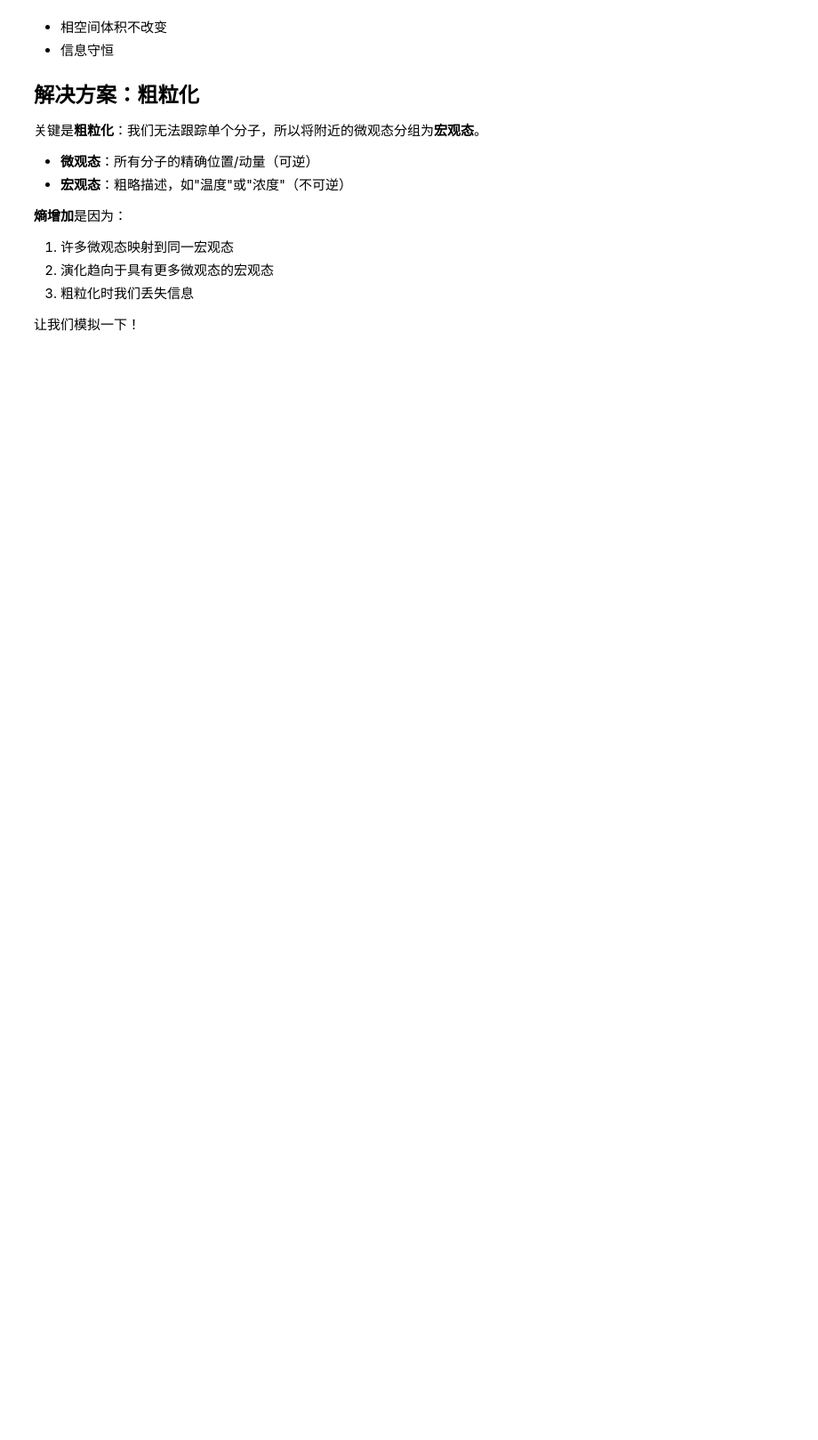
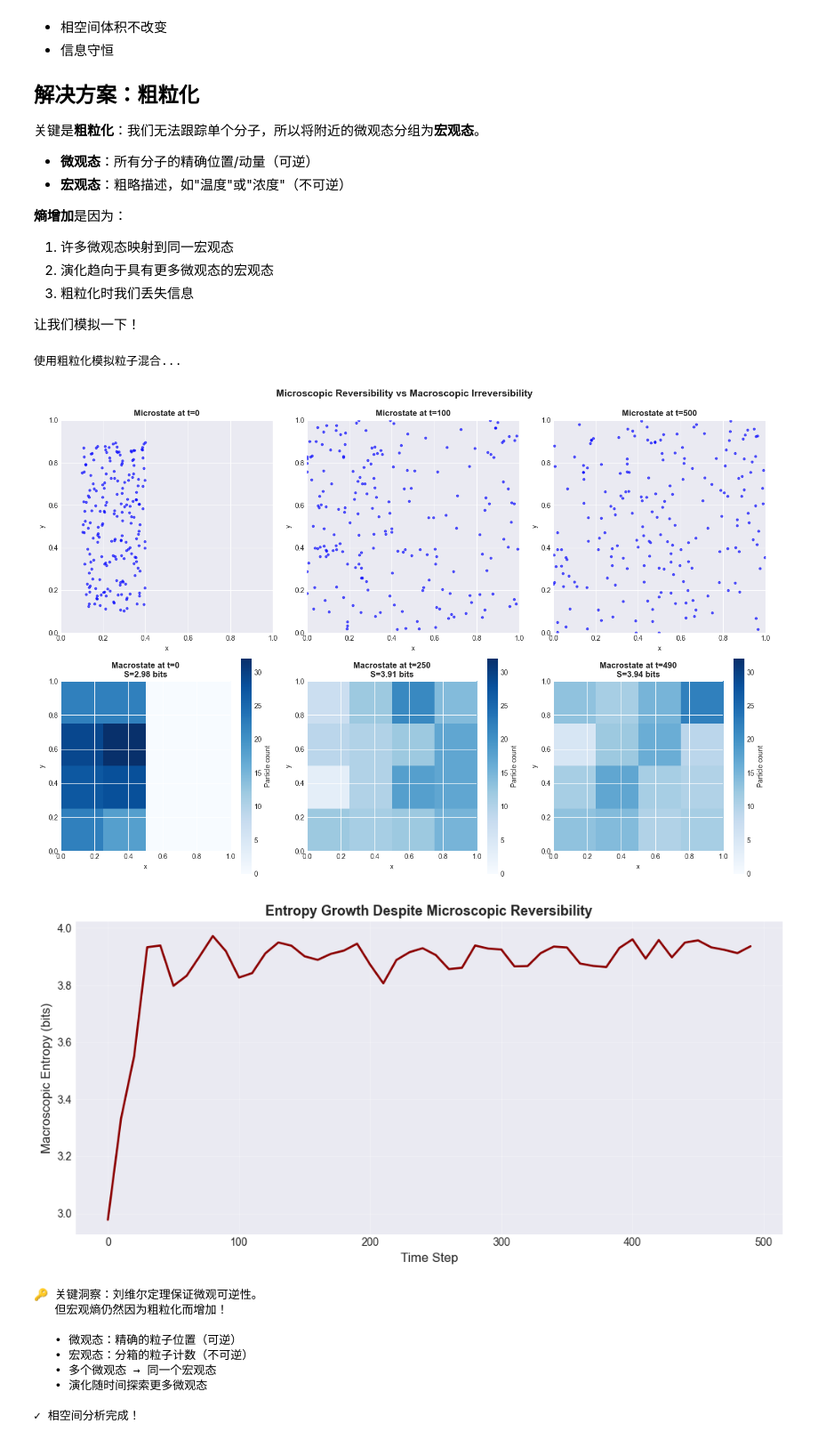
Before and after one commit to yoko19191/sutskever-30-implementations-zhCN, a Jupyter notebook: 19_coffee_automaton/19_coffee_automaton.ipynb, the cells around one changed output. Shown at 89% size. Cells and saved outputs as stored; diff of their text form; code cells hidden in the pictures; blank space fills up the shorter version.

```diff
--- a/19_coffee_automaton/19_coffee_automaton.ipynb
+++ b/19_coffee_automaton/19_coffee_automaton.ipynb
@@ -417,7 +441,7 @@ def compute_macrostate_entropy(macrostate: np.ndarray) -> float:
 
 
 # Simulate particle mixing
-print("Simulating particle mixing with coarse-graining...\n")
+print("使用粗粒化模拟粒子混合...\n")
 
 # Initialize particles on left side
 particles = initialize_particles(num_particles=200, region='left')
@@ -456,41 +480,54 @@ for idx, t in enumerate(timesteps_vis):
     ax.set_xlabel('x')
     ax.set_ylabel('y')
 
 # Bottom row: Macrostate (coarse-grained)
-macro_timesteps = [0, 10, 50]
+macro_timesteps = [0, 25, 49]
 for idx, mt in enumerate(macro_timesteps):
     ax = axes[1, idx]
     im = ax.imshow(macrostate_history[mt].T, cmap='Blues', origin='lower',
                    extent=[0, 1, 0, 1], vmin=0, vmax=macrostate_history[0].max())
     ax.set_title(f'Macrostate at t={mt*10}\nS={macrostate_entropies[mt]:.2f} bits',
                 fontweight='bold')
     ax.set_xlabel('x')
     ax.set_ylabel('y')
     plt.colorbar(im, ax=ax, label='Particle count')
 
 plt.suptitle('Microscopic Reversibility vs Macroscopic Irreversibility',
             fontsize=14, fontweight='bold', y=0.995)
 plt.tight_layout()
 plt.show()
 
 # Plot entropy growth
 plt.figure(figsize=(10, 5))
 plt.plot(np.arange(len(macrostate_entropies)) * 10, macrostate_entropies,
          linewidth=2, color='darkred')
 plt.xlabel('Time Step', fontsize=12)
 plt.ylabel('Macroscopic Entropy (bits)', fontsize=12)
 plt.title('Entropy Growth Despite Microscopic Reversibility', fontsize=13, fontweight='bold')
 plt.grid(True, alpha=0.3)
 plt.tight_layout()
 plt.show()
 
-print("🔑 Key insight: Liouville's theorem guarantees microscopic reversibility.")
-print("   But macroscopic entropy STILL increases due to coarse-graining!")
-print("\n   • Microstate: Exact particle positions (reversible)")
-print("   • Macrostate: Binned particle counts (irreversible)")
-print("   • Many microstates → same macrostate")
-print("   • Evolution explores more microstates over time")
-print("\n✓ Phase space analysis complete!")
+print("🔑 关键洞察：刘维尔定理保证微观可逆性。")
+print("   但宏观熵仍然因为粗粒化而增加！")
+print("\n   • 微观态：精确的粒子位置（可逆）")
+print("   • 宏观态：分箱的粒子计数（不可逆）")
+print("   • 多个微观态 → 同一个宏观态")
+print("   • 演化随时间探索更多微观态")
+print("\n✓ 相空间分析完成！")
+# %% [output]
+使用粗粒化模拟粒子混合...
+[figure, added]
+[figure, added]
+🔑 关键洞察：刘维尔定理保证微观可逆性。
+   但宏观熵仍然因为粗粒化而增加！
+
+   • 微观态：精确的粒子位置（可逆）
+   • 宏观态：分箱的粒子计数（不可逆）
+   • 多个微观态 → 同一个宏观态
+   • 演化随时间探索更多微观态
+
+✓ 相空间分析完成！
 # %% [markdown]
 # 第4节：庞加莱回归 - 宇宙将会取消混合！
 
```
Also changed, not shown: parts of 10 cells of this notebook, 40 other files.
